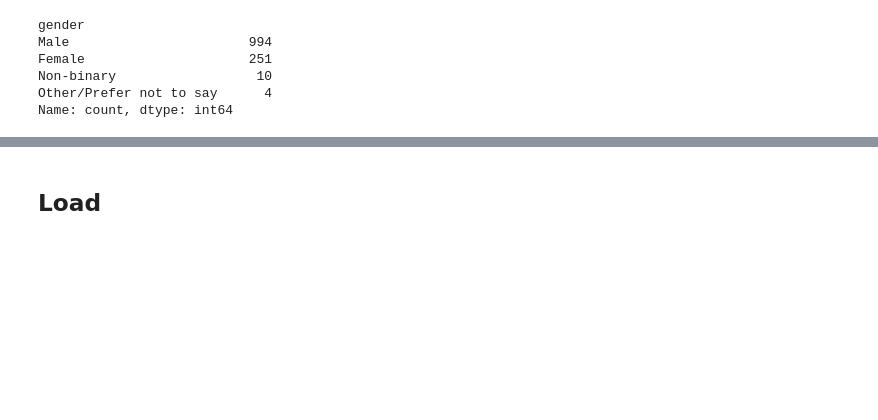
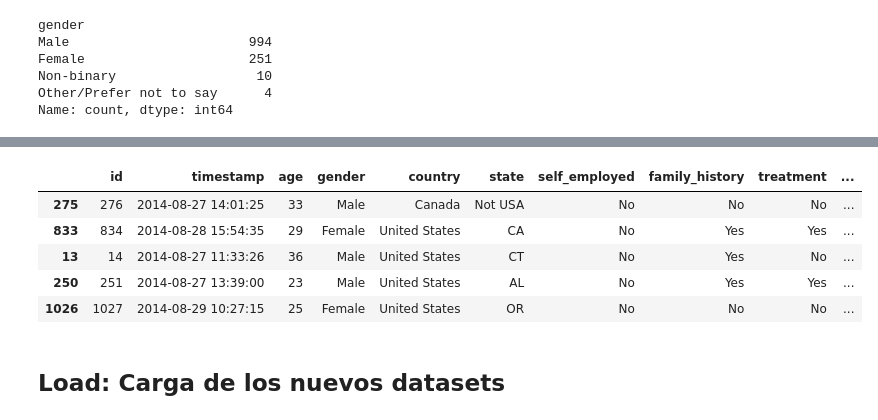
Before and after one commit to albajalencas/project-da-promo-59-modulo-4-team-2, a Jupyter notebook: limpieza.ipynb, the cells around one changed output, grey strips where cells are left out. Drawn from its saved outputs; the diff is of its cells as text; code cells hidden in the pictures; blank space fills up the shorter version.

```diff
--- a/limpieza.ipynb
+++ b/limpieza.ipynb
@@ -500,0 +575,2 @@ Name: count, dtype: int64
+# %%
+df_survey['state'] = df_survey['state'].fillna('Not USA')
@@ -500,0 +588,3 @@ Name: count, dtype: int64
+# %%
+moda_self_employed = df_survey['self_employed'].mode()
+df_survey['self_employed'] = df_survey['self_employed'].fillna(moda_self_employed[0])
@@ -500,0 +603,2 @@ Name: count, dtype: int64
+# %%
+df_survey['work_interfere'] = df_survey['work_interfere'].fillna('Unknown')
@@ -500,0 +679,2 @@ Name: count, dtype: int64
+# %%
+df_survey['comments'] = df_survey['comments'].fillna('No comments')
@@ -501,2 +701,11 @@ Name: count, dtype: int64
+# %%
+df_survey.sample(5)
+# %% [output]
+|  | id | timestamp | age | gender | country | state | self_employed | family_history | treatment | ... |
+| 275 | 276 | 2014-08-27 14:01:25 | 33 | Male | Canada | Not USA | No | No | No | ... |
+| 833 | 834 | 2014-08-28 15:54:35 | 29 | Female | United States | CA | No | Yes | Yes | ... |
+| 13 | 14 | 2014-08-27 11:33:26 | 36 | Male | United States | CT | No | Yes | No | ... |
+| 250 | 251 | 2014-08-27 13:39:00 | 23 | Male | United States | AL | No | Yes | Yes | ... |
+| 1026 | 1027 | 2014-08-29 10:27:15 | 25 | Female | United States | OR | No | No | No | ... |
 # %% [markdown]
-## Load
+## Load: Carga de los nuevos datasets
```
Also changed, not shown: parts of 32 cells of this notebook, 2 other files.
